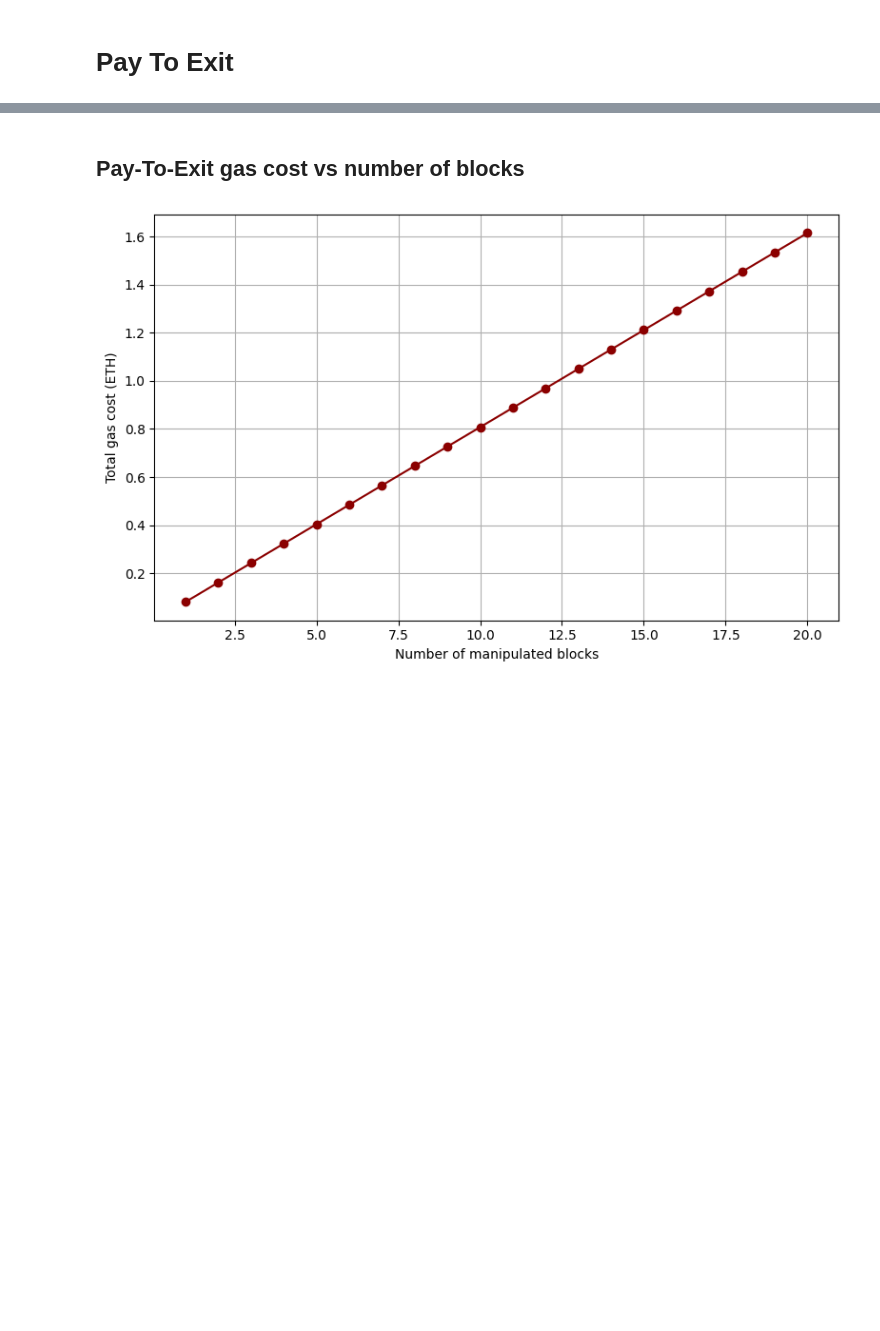
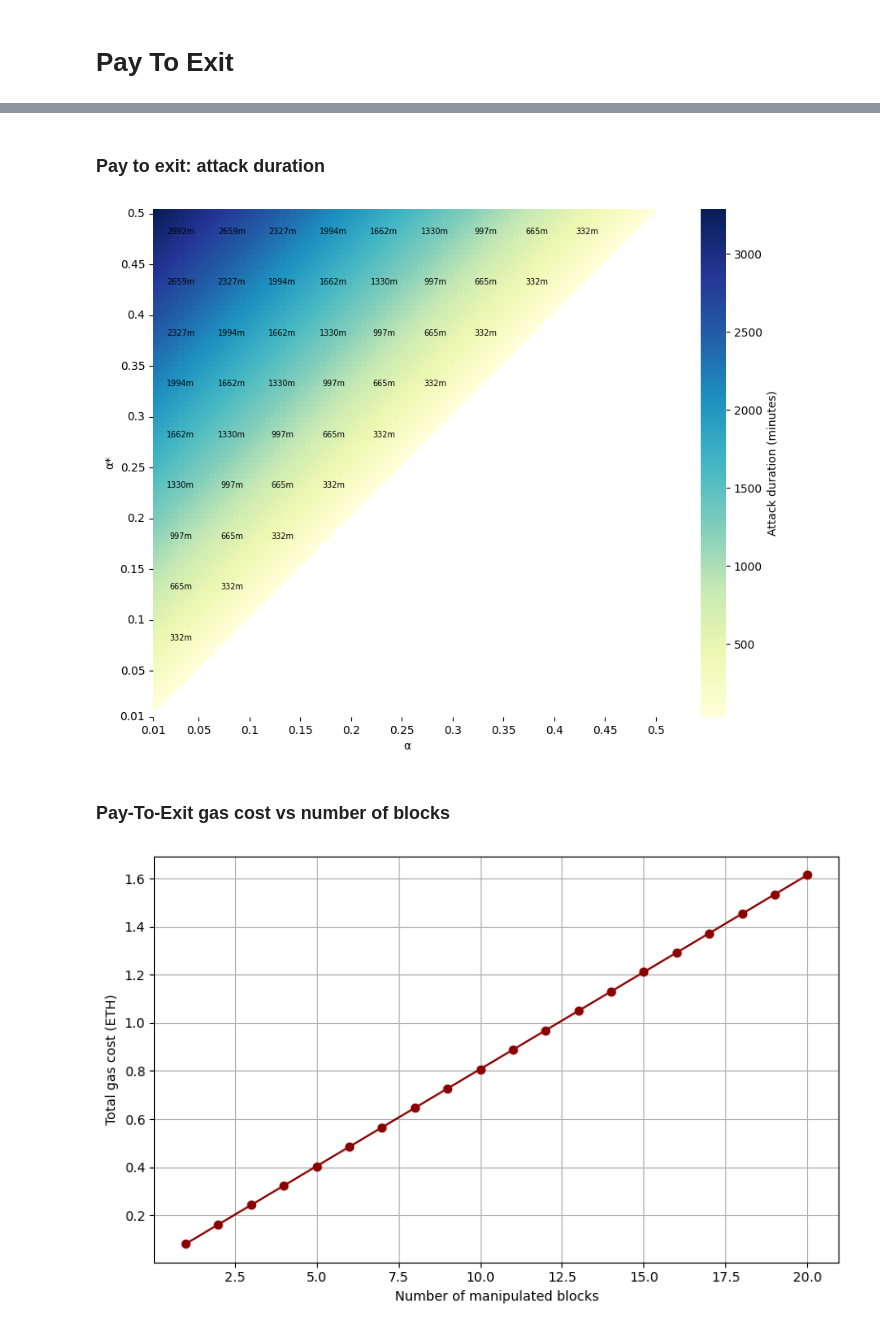
Before and after one commit to 0xSooki/bribery-zoo, a Jupyter notebook: Figures/playground.ipynb, the cells around one changed output, grey strips where cells are left out. Saved outputs shown, nothing was run; the diff lists cells and outputs as text; code cells hidden in the pictures; blank space fills up the shorter version.

```diff
--- a/Figures/playground.ipynb
+++ b/Figures/playground.ipynb
@@ -482,5 +434,69 @@ plt.show()
+# %% [markdown]
+### Pay to exit: attack duration
+# %%
+validators_per_block = 32
+block_time_sec = 12  # seconds per block
+
+attack_time = np.full((len(alpha_star_vals), len(alpha_vals)), np.nan)
+
+for i, alpha_star in enumerate(alpha_star_vals):
+    for j, alpha in enumerate(alpha_vals):
+        if alpha_star > alpha:
+            delta_validators = (alpha_star - alpha) * noOfValidators
+            blocks_needed = delta_validators / validators_per_block
+            time_minutes = (blocks_needed * block_time_sec) / 60
+            attack_time[i, j] = time_minutes
+
+vmin = np.nanmin(attack_time)
+vmax = np.nanmax(attack_time)
+
+xticks_idx = np.linspace(0, len(alpha_vals) - 1, 11, dtype=int)
+xticks = np.round(alpha_vals[xticks_idx], 2)
+
+yticks_idx = np.linspace(0, len(alpha_star_vals) - 1, 11, dtype=int)
+yticks = np.round(alpha_star_vals[yticks_idx], 2)
+
+plt.figure(figsize=(10, 7))
+ax = sns.heatmap(
+    attack_time,
+    cmap="YlGnBu",
+    mask=np.isnan(attack_time),
+    square=True,
+    xticklabels=xticks,
+    yticklabels=yticks,
+    cbar_kws={"label": "Attack duration (minutes)"},
+    vmin=vmin,
+    vmax=vmax,
+)
+
+ax.set_xlabel("α")
+ax.set_ylabel("α*")
+ax.set_xticks(xticks_idx)
+ax.set_xticklabels(xticks, rotation=0)
+ax.set_yticks(yticks_idx)
+ax.set_yticklabels(yticks, rotation=0)
+ax.invert_yaxis()
+
+for i in range(5, len(alpha_star_vals), 10):
+    for j in range(5, len(alpha_vals), 10):
+        value = attack_time[i, j]
+        if not np.isnan(value):
+            ax.text(
+                j + 0.5, i + 0.5,
+                f"{value:.0f}m",
+                ha='center',
+                va='center',
+                fontsize=7,
+                color='black'
+            )
+
+plt.tight_layout()
+plt.savefig("pay_to_exit_attack_duration.pdf", format="pdf", bbox_inches="tight")
+plt.show()
+# %% [output]
+[figure, added]
 # %% [markdown]
-## Pay-To-Exit gas cost vs number of blocks
+### Pay-To-Exit gas cost vs number of blocks
 # %%
 validators_per_block = 32
 offer_gas = 60000
```
Also changed, not shown: parts of 45 cells of this notebook.
